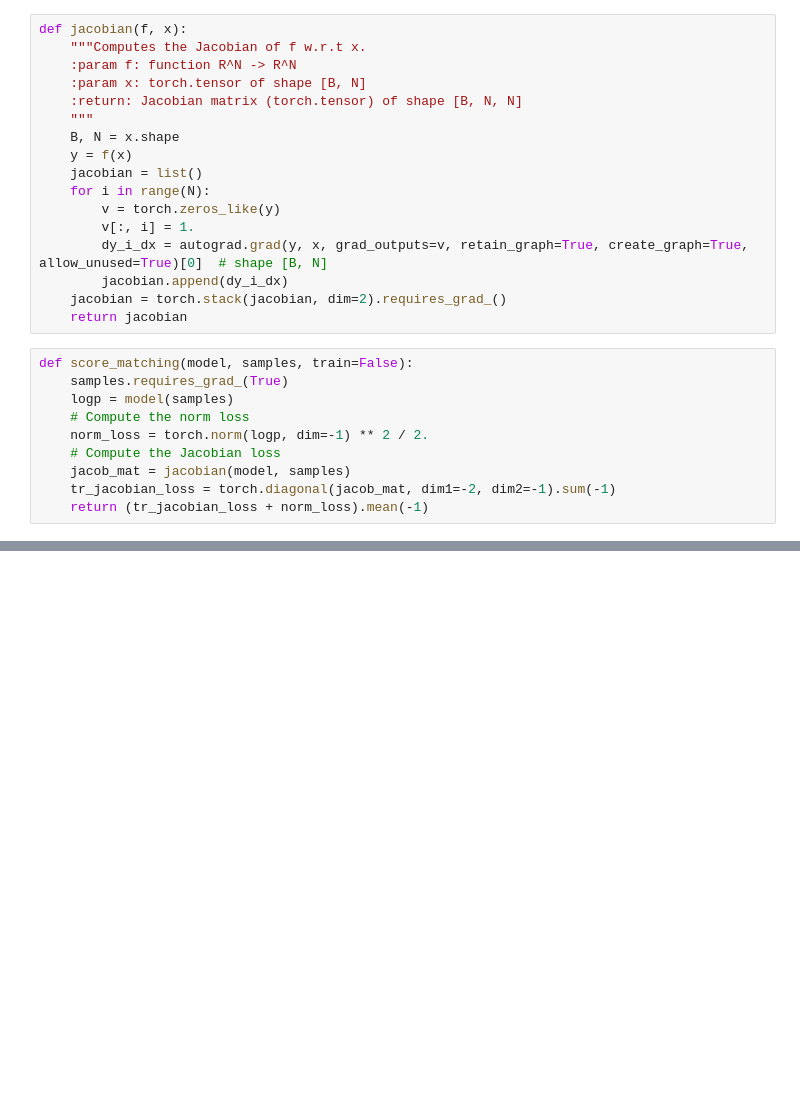
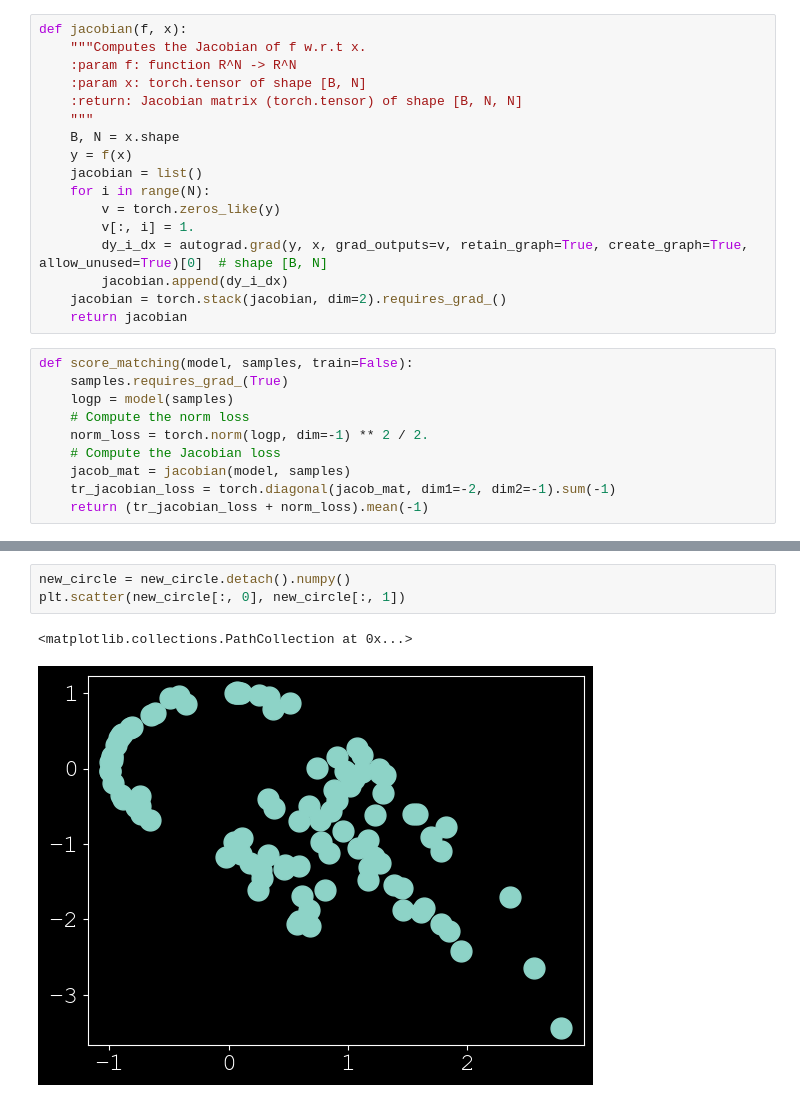
Before and after one commit to ufabao/Topology-of-Diffusion-models, a Jupyter notebook: diffus.ipynb, the cells around one changed output, grey strips where cells are left out. Saved outputs shown, nothing was run; the diff lists cells and outputs as text; blank space fills up the shorter version.

```diff
--- a/diffus.ipynb
+++ b/diffus.ipynb
@@ -160,0 +187,6 @@ plot_langevin()
+# %%
+new_circle = new_circle.detach().numpy()
+plt.scatter(new_circle[:, 0], new_circle[:, 1])
+# %% [output]
+<matplotlib.collections.PathCollection at 0x...>
+[figure, added]
```
Also changed, not shown: parts of 10 cells of this notebook.
